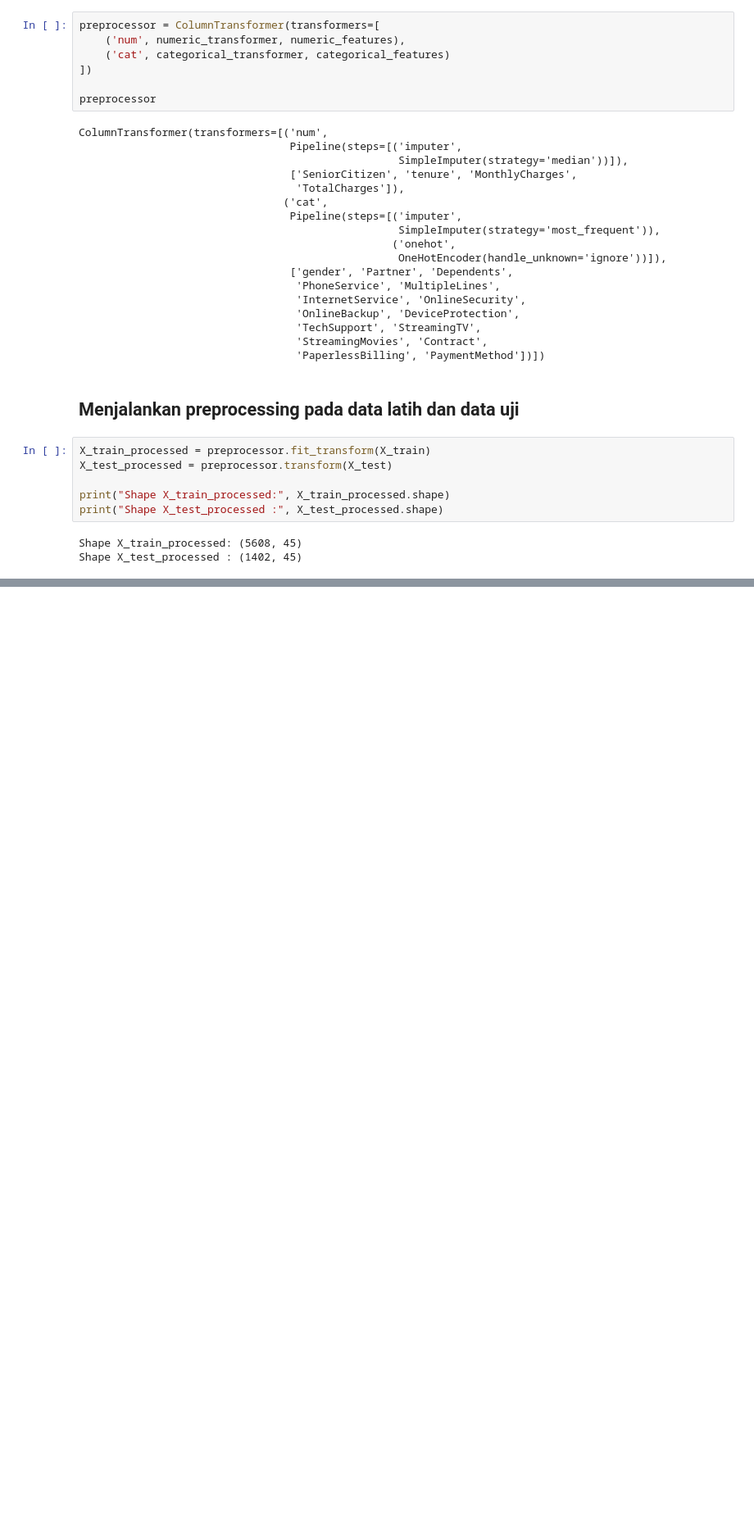
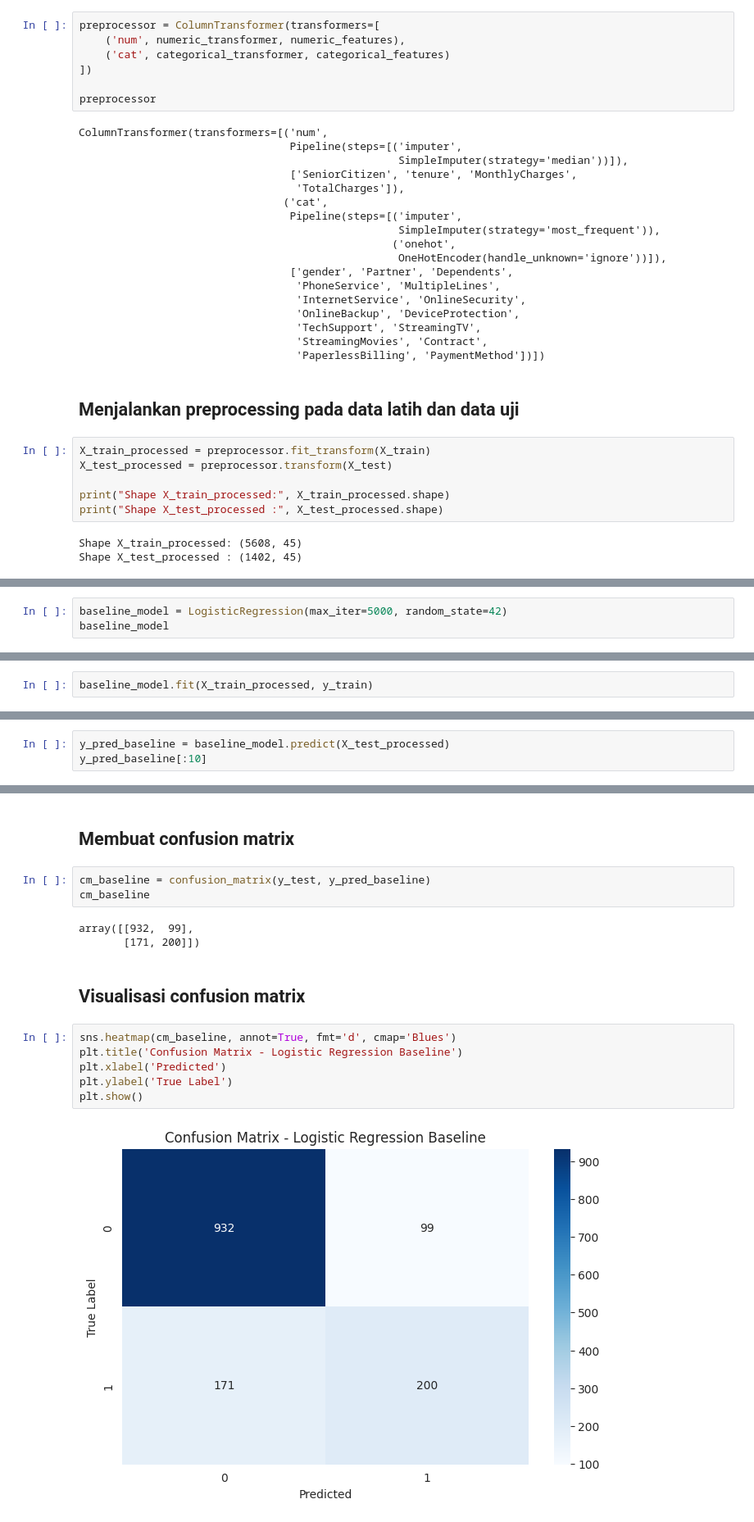
Before and after one commit to r021n/simple-machine-learing, a Jupyter notebook: Customer_Churn_Prediction.ipynb, the cells around one changed output, grey strips where cells are left out. Shown at 82% size. Saved outputs shown, nothing was run; the diff lists cells and outputs as text; blank space fills up the shorter version.

Commit message:
Building a baseline model and initial evaluation

```diff
--- a/Customer_Churn_Prediction.ipynb
+++ b/Customer_Churn_Prediction.ipynb
@@ -519,0 +536,3 @@ Shape X_test_processed : (1402, 45)
+# %%
+baseline_model = LogisticRegression(max_iter=5000, random_state=42)
+baseline_model
@@ -519,0 +543,2 @@ Shape X_test_processed : (1402, 45)
+# %%
+baseline_model.fit(X_train_processed, y_train)
@@ -519,0 +549,3 @@ Shape X_test_processed : (1402, 45)
+# %%
+y_pred_baseline = baseline_model.predict(X_test_processed)
+y_pred_baseline[:10]
@@ -519,0 +584,18 @@ Shape X_test_processed : (1402, 45)
+# %% [markdown]
+## Membuat confusion matrix
+# %%
+cm_baseline = confusion_matrix(y_test, y_pred_baseline)
+cm_baseline
+# %% [output]
+array([[932,  99],
+       [171, 200]])
+# %% [markdown]
+## Visualisasi confusion matrix
+# %%
+sns.heatmap(cm_baseline, annot=True, fmt='d', cmap='Blues')
+plt.title('Confusion Matrix - Logistic Regression Baseline')
+plt.xlabel('Predicted')
+plt.ylabel('True Label')
+plt.show()
+# %% [output]
+[figure, added]
```
Also changed, not shown: parts of 17 cells of this notebook.
